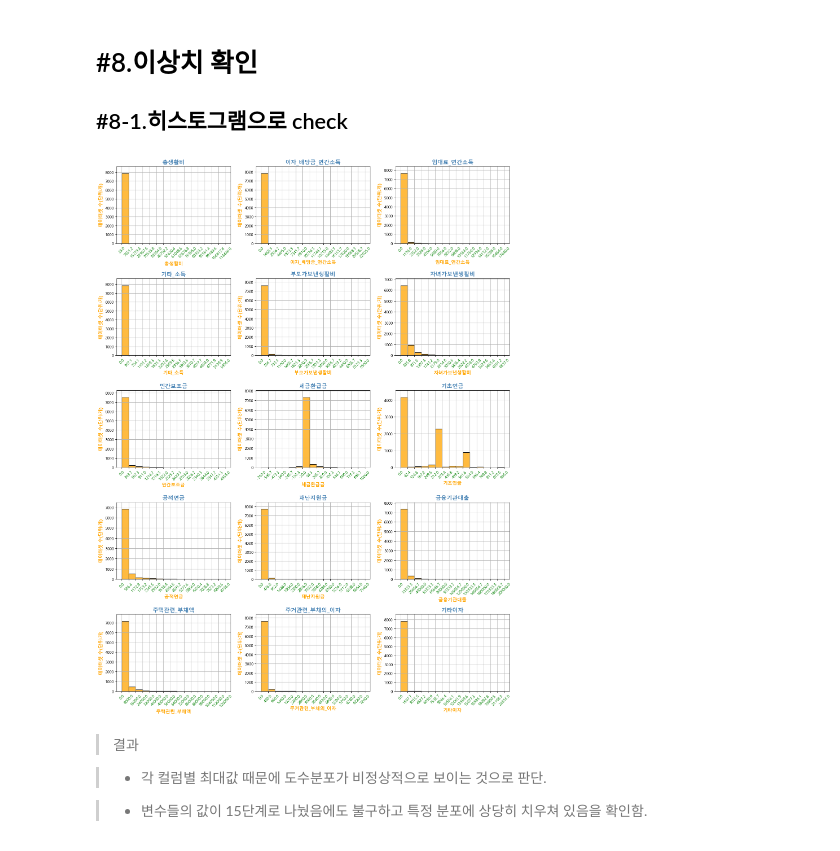
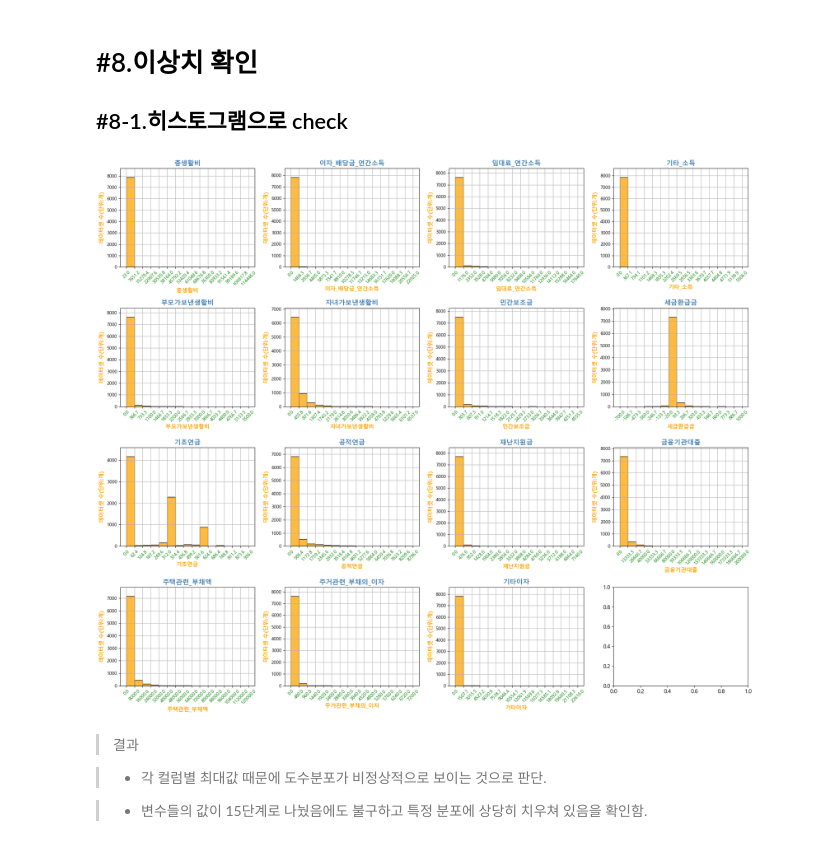
Before and after one commit to jagara101/SemiProject3, a Jupyter notebook: 3차세미 프로젝트 08.14-08.22/!3차 세미프로젝트 코드 최종.ipynb, the cells around one changed output. Saved outputs shown, nothing was run; the diff lists cells and outputs as text; code cells hidden in the pictures.

```diff
--- a/3차세미 프로젝트 08.14-08.22/!3차 세미프로젝트 코드 최종.ipynb
+++ b/3차세미 프로젝트 08.14-08.22/!3차 세미프로젝트 코드 최종.ipynb
@@ -331,31 +321,31 @@ re_df1.describe()
 # %%
 # 이상치 확인 위해 데이터를 정리해서 볼 수 있도록 도수분포표(히스토그램) 확인
 
 # 히스토그램과 bins(구간) 설정
 num_bins = 15
-fig, axes = plt.subplots(nrows=5, ncols=3, figsize=(15, 20))  # 5행 3열 서브플롯 생성
+fig, axes = plt.subplots(nrows=4, ncols=4, figsize=(20, 17))  # 5행 3열 서브플롯 생성
 
 for ax, column in zip(axes.flat, re_df1.columns):
     hist, bins = np.histogram(re_df1[column], bins=num_bins)
     bins2 = np.round(bins, 1)
 
     sb.histplot(data=re_df1, x=column, bins=num_bins, kde=False, ax=ax,color='orange') #확률밀도곡선 미표시(티가 안 남)
     ax.set_title(column,color="steelblue",fontweight='bold')  # 각 subplot의 제목 설정
     ax.set_xticks(bins2)  # x축 눈금 설정
     ax.set_ylabel("데이터셋 수(단위:개)",color='orange',fontweight='bold') # y축 라벨명 변경, 폰트 색 및 굵기 변경
     ax.set_xlabel(column,color='orange',fontweight='bold') # y축 라벨명 변경, 폰트 색 및 굵기 변경
     ax.set_xticklabels(bins2, rotation=45, fontsize=10,color='green')  # x축 눈금 라벨(각도 45도), 폰트 설정
     ax.yaxis.set_tick_params(labelsize=10) #y축 폰트 설정
 
     # y축 범위 설정(여유 범위를 넣어야 가독성이 좋아짐)
     y_max = hist.max() + hist.max() * 0.1  # 최대 도수에 10% 여유를 더한 값으로 y축 최댓값 설정
     ax.set_ylim(0, y_max)  # y축 범위 설정
     ax.grid(True) # 격자 표시
 
 plt.tight_layout()  # 서브플롯 간격 조정
 plt.show()
 # %% [output]
-[figure, old version]
+[figure, new version]
 # %% [markdown]
 > 결과
 
```
Also changed, not shown: parts of 29 cells of this notebook, 5 other files.
